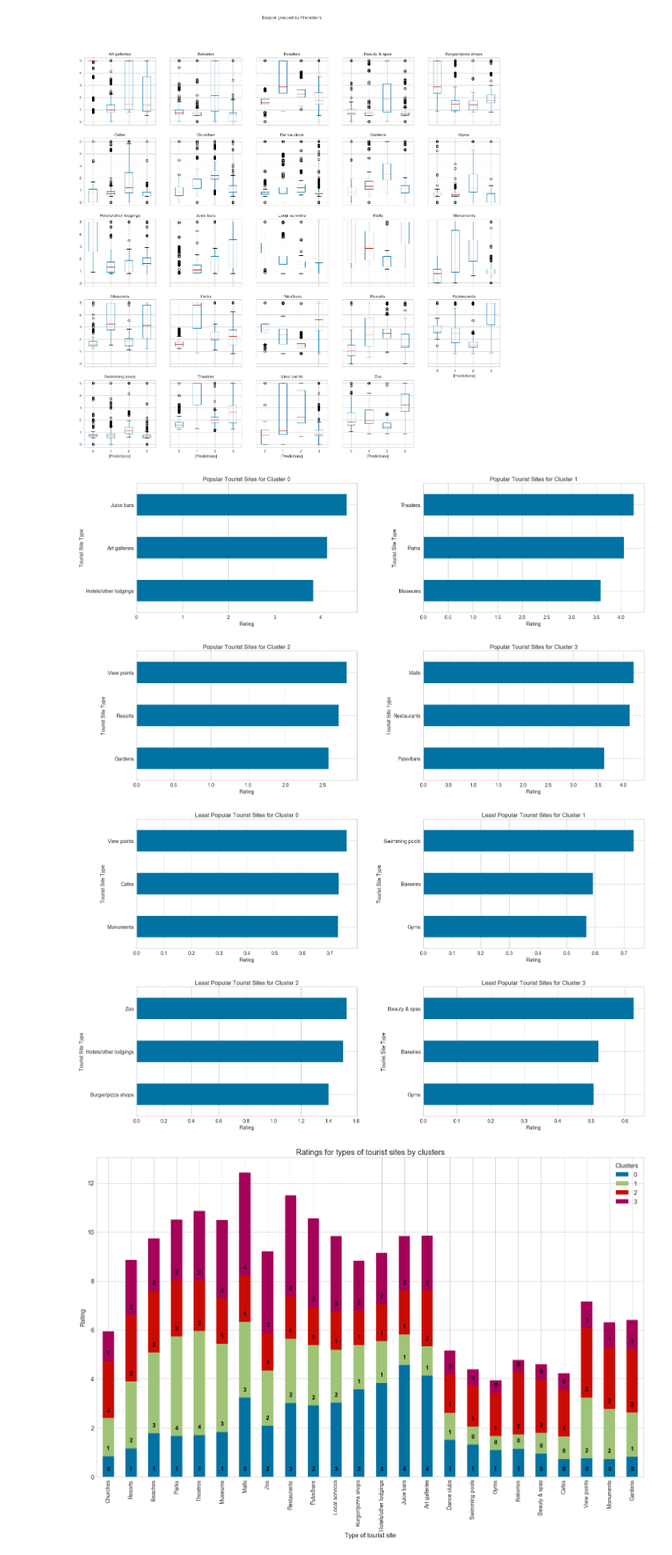
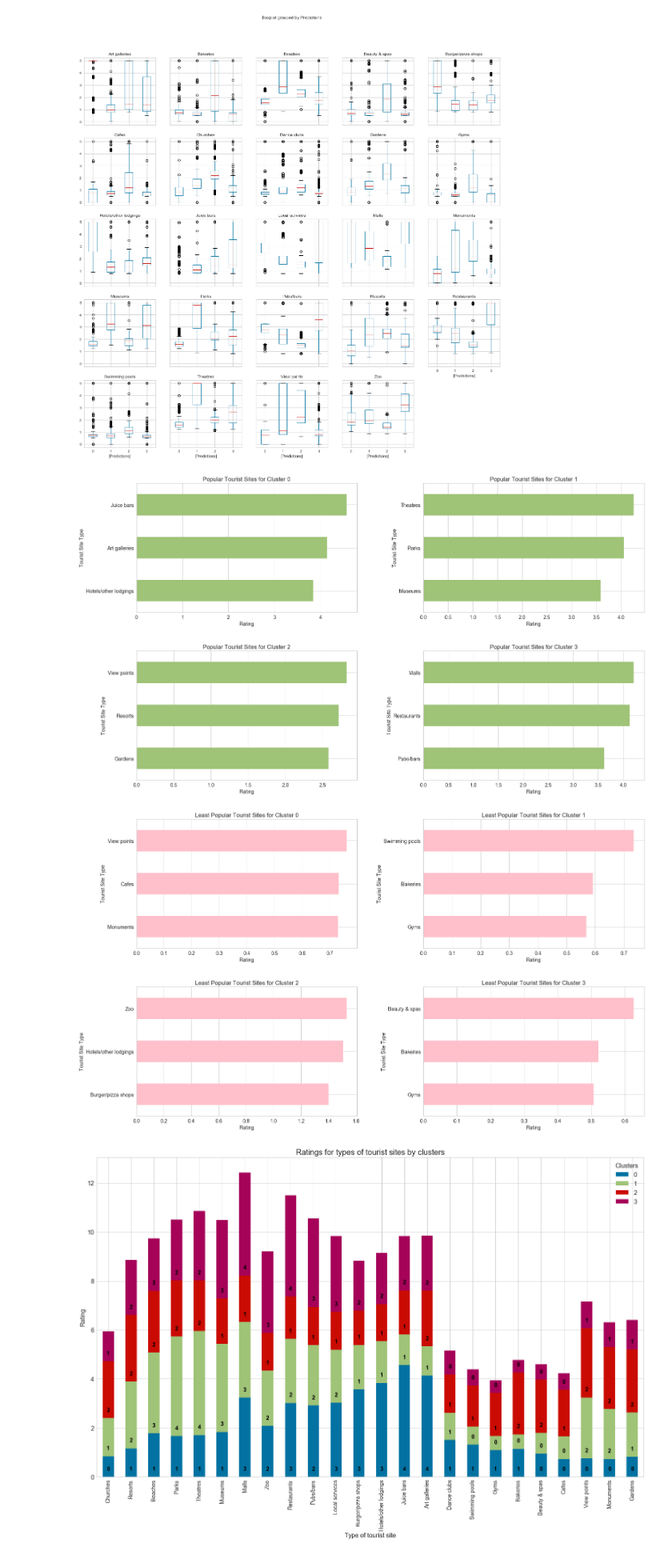
Before and after one commit to sharonk515/Europe_travel_reviews, a Jupyter notebook: travel.ipynb, the cells around one changed output. Shown: that part at 80% size. Cells and saved outputs as stored; diff of their text form; code cells hidden in the pictures.

```diff
--- a/travel.ipynb
+++ b/travel.ipynb
@@ -231,7 +233,8 @@ fig, ax = plt.subplots(2, 2, figsize=(25, 15))
 for i, col in enumerate([0, 1, 2, 3]):
     # plot bar graph of site types and their ratings
     types.sort_values(col).iloc[-3:].plot(x='index', y=col, kind='barh',
-                                         legend=False, ax=ax[i//2, i % 2])
+                                         legend=False, ax=ax[i//2, i % 2],
+                                         color='g')
     # create title for each plot
     ax[i//2, i % 2].set_title(f'Popular Tourist Sites for Cluster {col}',
                               fontsize=16)
@@ -248,29 +251,30 @@ plt.subplots_adjust(wspace=0.3, hspace=0.3)
 # save figure to current path
 plt.savefig('Images/popular_sites.png', bbox_inches='tight');
 # %% [output]
-[figure, old version]
+[figure, new version]
 # %%
 fig, ax = plt.subplots(2, 2, figsize=(25, 15))
 # graph 5 least popular  sites
 for i, col in enumerate([0, 1, 2, 3]):
     # plot bar graph of site types and their ratings
     types.sort_values(col).iloc[:3].plot(x='index', y=col, kind='barh',
-                                         legend=False, ax=ax[i//2, i % 2])
+                                         legend=False, ax=ax[i//2, i % 2],
+                                        color='pink')
     # create title for each plot
     ax[i//2, i % 2].set_title(f'Least Popular Tourist Sites for Cluster {col}',
                               fontsize=16)
     # fontsize for x and y ticks
     ax[i//2, i % 2].tick_params(labelsize=14)
     # x-axis label
     ax[i//2, i % 2].set_xlabel('Rating', fontsize=14)
     # y-axis label
     ax[i//2, i % 2].set_ylabel('Tourist Site Type', fontsize=14)
 
 # increase vertical space between subplots
 plt.subplots_adjust(wspace=0.3, hspace=0.3)
 
 # save figure to current path
 plt.savefig('Images/least_popular_sites.png', bbox_inches='tight');
 # %% [output]
-[figure, old version]
+[figure, new version]
 # %%
```
Also changed, not shown: parts of 8 cells of this notebook, 6 other files.
